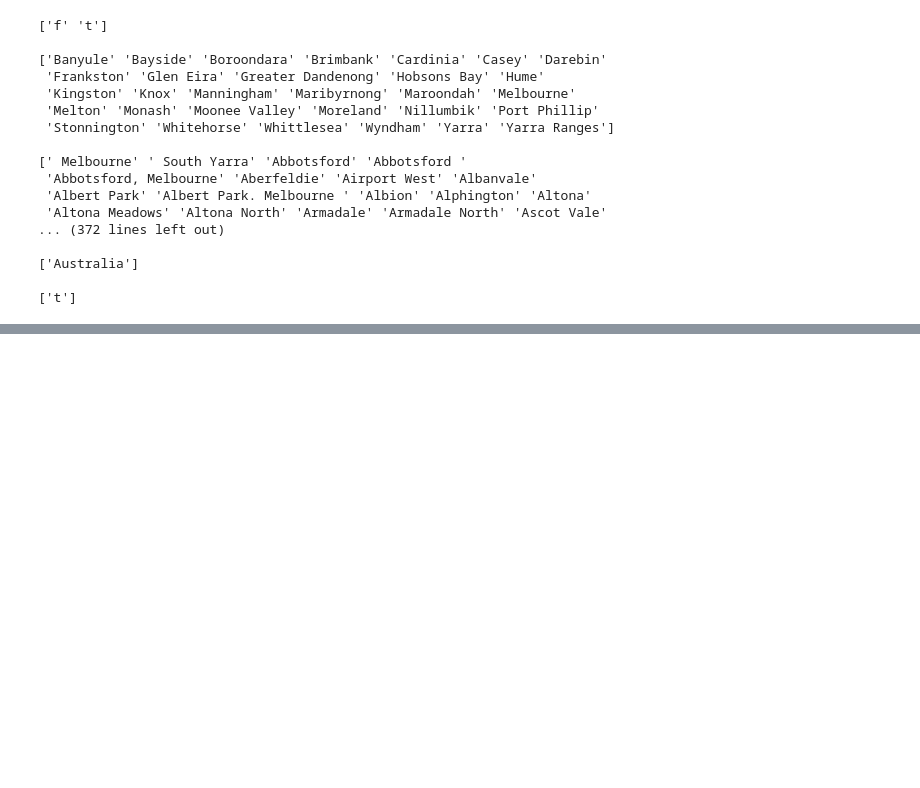
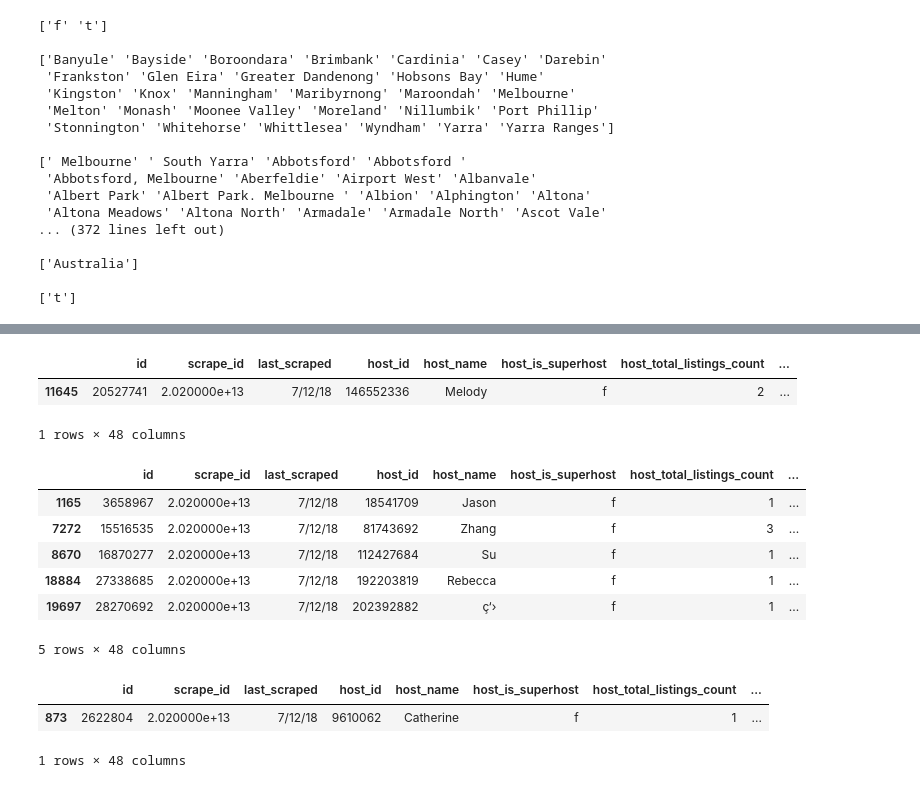
Before and after one commit to jMacProd/Project1, a Jupyter notebook: 2018/listings_2018_Data_Issue_Test_Clean.ipynb, the cells around one changed output, grey strips where cells are left out. Saved outputs shown, nothing was run; the diff lists cells and outputs as text; code cells hidden in the pictures; blank space fills up the shorter version.

Commit message:
Baking up listings_2018_Data_Issue_Test_Clean.ipynb and some working files

```diff
--- a/2018/listings_2018_Data_Issue_Test_Clean.ipynb
+++ b/2018/listings_2018_Data_Issue_Test_Clean.ipynb
@@ -554,0 +615,24 @@ print("")
+# %%
+ListingCleanDrop2[ListingCleanDrop2.city == "å¢¨çˆ¾æœ¬ Melbourne"]
+# %% [output]
+|  | id | scrape_id | last_scraped | host_id | host_name | host_is_superhost | host_total_listings_count | ... |
+| 11645 | 20527741 | 2.020000e+13 | 7/12/18 | 146552336 | Melody | f | 2 | ... |
+1 rows × 48 columns
+# %%
+'å¢¨å°”æœ¬'
+ListingCleanDrop2[ListingCleanDrop2.city == "å¢¨å°”æœ¬"]
+# %% [output]
+|  | id | scrape_id | last_scraped | host_id | host_name | host_is_superhost | host_total_listings_count | ... |
+| 1165 | 3658967 | 2.020000e+13 | 7/12/18 | 18541709 | Jason | f | 1 | ... |
+| 7272 | 15516535 | 2.020000e+13 | 7/12/18 | 81743692 | Zhang | f | 3 | ... |
+| 8670 | 16870277 | 2.020000e+13 | 7/12/18 | 112427684 | Su | f | 1 | ... |
+| 18884 | 27338685 | 2.020000e+13 | 7/12/18 | 192203819 | Rebecca | f | 1 | ... |
+| 19697 | 28270692 | 2.020000e+13 | 7/12/18 | 202392882 | ç‘› | f | 1 | ... |
+5 rows × 48 columns
+# %%
+
+ListingCleanDrop2[ListingCleanDrop2.city == "èŠ’ç‰¹éŸ¦å¼—åˆ©åŒº"]
+# %% [output]
+|  | id | scrape_id | last_scraped | host_id | host_name | host_is_superhost | host_total_listings_count | ... |
+| 873 | 2622804 | 2.020000e+13 | 7/12/18 | 9610062 | Catherine | f | 1 | ... |
+1 rows × 48 columns
```
Also changed, not shown: parts of 13 cells of this notebook, 4 other files.
